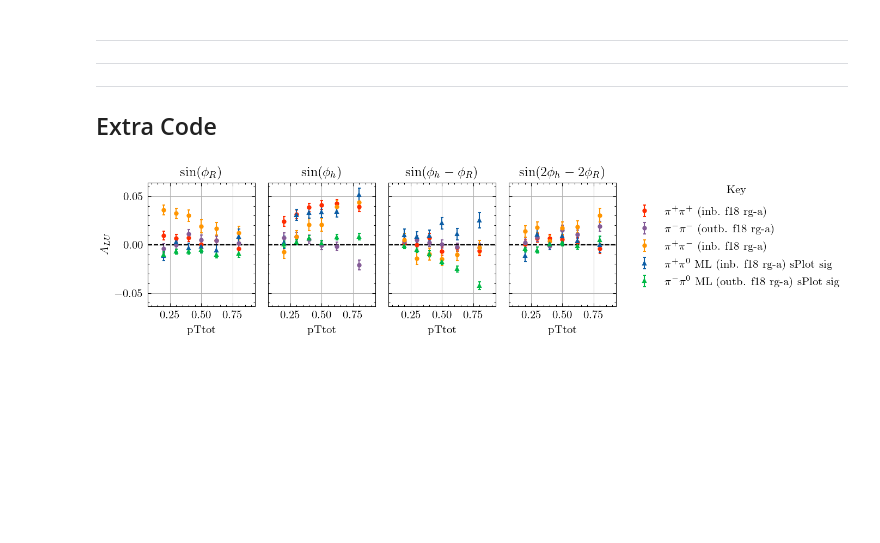
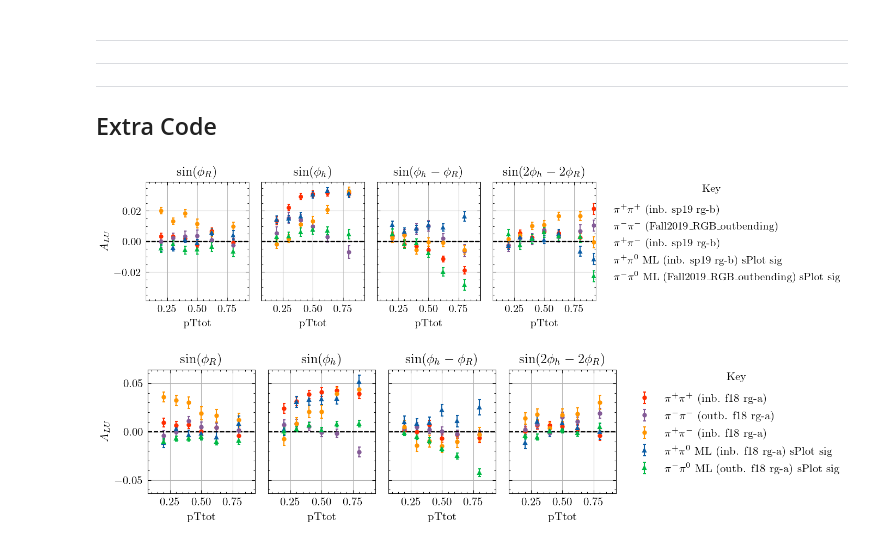
Before and after one commit to Gregtom3/clas12_dihadrons, a Jupyter notebook: plotting/asym/plot_asym.ipynb, the cells around one changed output. Cells and saved outputs as stored; diff of their text form; code cells hidden in the pictures; blank space fills up the shorter version.

```diff
--- a/plotting/asym/plot_asym.ipynb
+++ b/plotting/asym/plot_asym.ipynb
@@ -16,6 +13,27 @@ project_name = "ana_v2"
 create_asym_yaml(project_dir,project_name)
 # %%
 data = get_asym_yaml(project_dir,project_name)
+# %%
+# LOAD RGB and RGA and merged
+
+# Load the first YAML file
+with open('../../projects/ana_v2/dihadron_binning.yaml') as f:
+    data1 = yaml.safe_load(f)
+
+# Load the second YAML file
+with open('../../projects/ana_v3_RGB/dihadron_binning.yaml') as f:
+    data2 = yaml.safe_load(f)
+
+# Merge the two dictionaries
+data_merged = {**data1, **data2}
+
+# Save the merged data to a new YAML file
+with open('RGA_RGB_merged.yaml', 'w') as f:
+    yaml.dump(data_merged, f)
+# %%
+# Load the merged YAML file into a Python dictionary
+with open('RGA_RGB_merged.yaml') as f:
+    data = yaml.safe_load(f)
 # %%
 def plot_channels(data, channels, drop_edges=False):
     colors = plt.rcParams['axes.prop_cycle'].by_key()['color'][:6]
@@ -91,7 +109,7 @@ def plot_channels(data, channels, drop_edges=False):
 # %%
 def get_color_from_channel(channel,colors):
     dihadron_pair=channel[2]
-    colors=["gold","blue","orangered","maroon","green","black"]
+    #colors=["gold","blue","orangered","maroon","green","black"]
     if(dihadron_pair=="piplus_pi0"):
         return colors[0]
     elif(dihadron_pair=="piminus_pi0"):
@@ -117,7 +135,7 @@ def get_markerstyle_from_channel(channel):
     else:
         return "v"
 
-def plot_channels(data, channels, drop_edges=False, my_list=None, out_plot=None, extra_legends=None, y_lim=None):
+def plot_channels(data, channels, drop_edges=False, my_list=None, out_plot=None, extra_legends=None, y_lim=None, custom_legends=None):
     num_plots = 7
 
     # Set up the figure and subplots
@@ -132,7 +150,8 @@ def plot_channels(data, channels, drop_edges=False, my_list=None, out_plot=None,
         channel = channels[j]
         channel_label = format_channel_label(channel,channels)
         extra_legend = ("" if extra_legends==None else extra_legends[j])
-        plot_data(data, axs, channel, channel_label, j, channels, my_list, drop_edges, extra_legend)
+        custom_legend = ("" if custom_legends==None else custom_legends[j])
+        plot_data(data, axs, channel, channel_label, j, channels, my_list, drop_edges, extra_legend, custom_legend)
 
     format_subplots(axs, len(my_list))
     create_legend_subplot(axs, len(my_list))
@@ -171,6 +190,7 @@ def format_channel_label(channel,channels):
     machine_learning = headers[4]
 
     version = version.replace("Fall2018_RGA_inbending","inb. f18 rg-a").replace("Fall2018_RGA_outbending","outb. f18 rg-a").replace("Spring2019_RGA_inbending","inb. sp19 rg-a").replace("MC_RGA_inbending","inb. MC rg-a").replace("MC_RGA_outbending","outb. MC rg-a")
+    version = version.replace("Spring2020_RGB_inbending","inb. sp20 rg-b").replace("Fall2019_RGB_outbending","outb. f19 rg-b").replace("Spring2019_RGB_inbending","inb. sp19 rg-b").replace("MC_RGB_inbending","inb. MC rg-b").replace("MC_RGB_outbending","outb. MC rg-b")
     plot_label = format_dihadron_label(dihadron_pair)
 
     if "pi0" in dihadron_pair:
@@ -187,7 +207,7 @@ def format_channel_label(channel,channels):
         plot_label += " sideband sig"
     return plot_label
 
-def plot_data(data, axs, channel, channel_label, channel_index, channels, my_list, drop_edges, extra_legend):
+def plot_data(data, axs, channel, channel_label, channel_index, channels, my_list, drop_edges, extra_legend, custom_legend):
     dihadron_pair = channel[2]
     colors = plt.rcParams['axes.prop_cycle'].by_key()['color'][:6]
     # Set color for the plot based on the dihadron pair and channel index
@@ -210,6 +230,8 @@ def plot_data(data, axs, channel, channel_label, channel_index, channels, my_lis
     if channel[6] == "sideband":
         plot_kwargs['markerfacecolor'] = 'white'
 
+    if custom_legend:
+        plot_kwargs['label'] = format_dihadron_label(custom_legend)
 
     for ix_axis,i in enumerate(my_list):
         # Get data for the plot
@@ -247,7 +269,7 @@ def format_subplots(axs, num_plots):
 
 def create_legend_subplot(axs, num_plots):
     handles, labels = axs[0].get_legend_handles_labels()
-    legend = axs[-1].legend(handles, labels, loc='upper center', ncol=1, bbox_to_anchor=(0.5, -0.15))
+    legend = axs[-1].legend(handles, labels, loc='upper center', ncol=1, bbox_to_anchor=(0.5, -0.15),fontsize=20)
     legend.set_bbox_to_anchor((0.5, 0.9))
     axs[-1].text(0.5, 0.92, 'Key', ha='center', transform=axs[-1].transAxes)
     axs[-1].axis('off')
@@ -446,6 +488,18 @@ plot_channels(data,[
 ---
 Extra Code
 ---
+# %%
+binvar="pTtot"
+plot_channels(data,[["Spring2019_RGB_inbending","cut_v6","piplus_piplus",binvar,"noML","AZI","standard"],
+                        ["Fall2019_RGB_outbending","cut_v6","piminus_piminus",binvar,"noML","AZI","standard"],
+                        ["Spring2019_RGB_inbending","cut_v3","piplus_piminus",binvar,"noML","AZI","standard"],
+                        ["Spring2019_RGB_inbending","cut_v4","piplus_pi0",binvar,"ML","AZI","splot_sig"],
+                        ["Fall2019_RGB_outbending","cut_v7","piminus_pi0",binvar,"ML","AZI","splot_sig"]
+                        ],
+             drop_edges=True,
+             my_list=[1,2,3,5])
+# %% [output]
+[figure, added]
 # %%
 binvar="pTtot"
 plot_channels(data,[["Fall2018_RGA_inbending","cut_v6","piplus_piplus",binvar,"noML","AZI","standard"],
```
Also changed, not shown: parts of 4 cells of this notebook, 2 other files.
